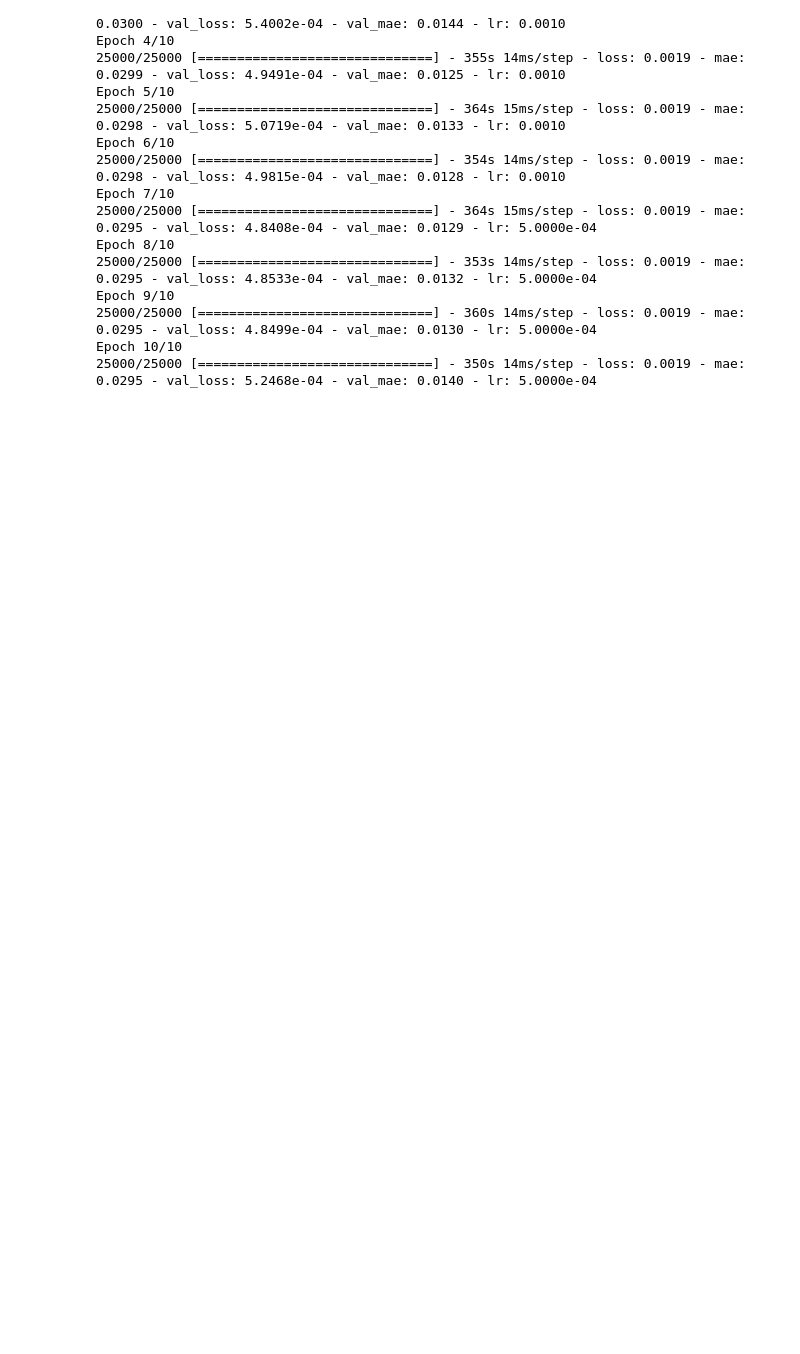
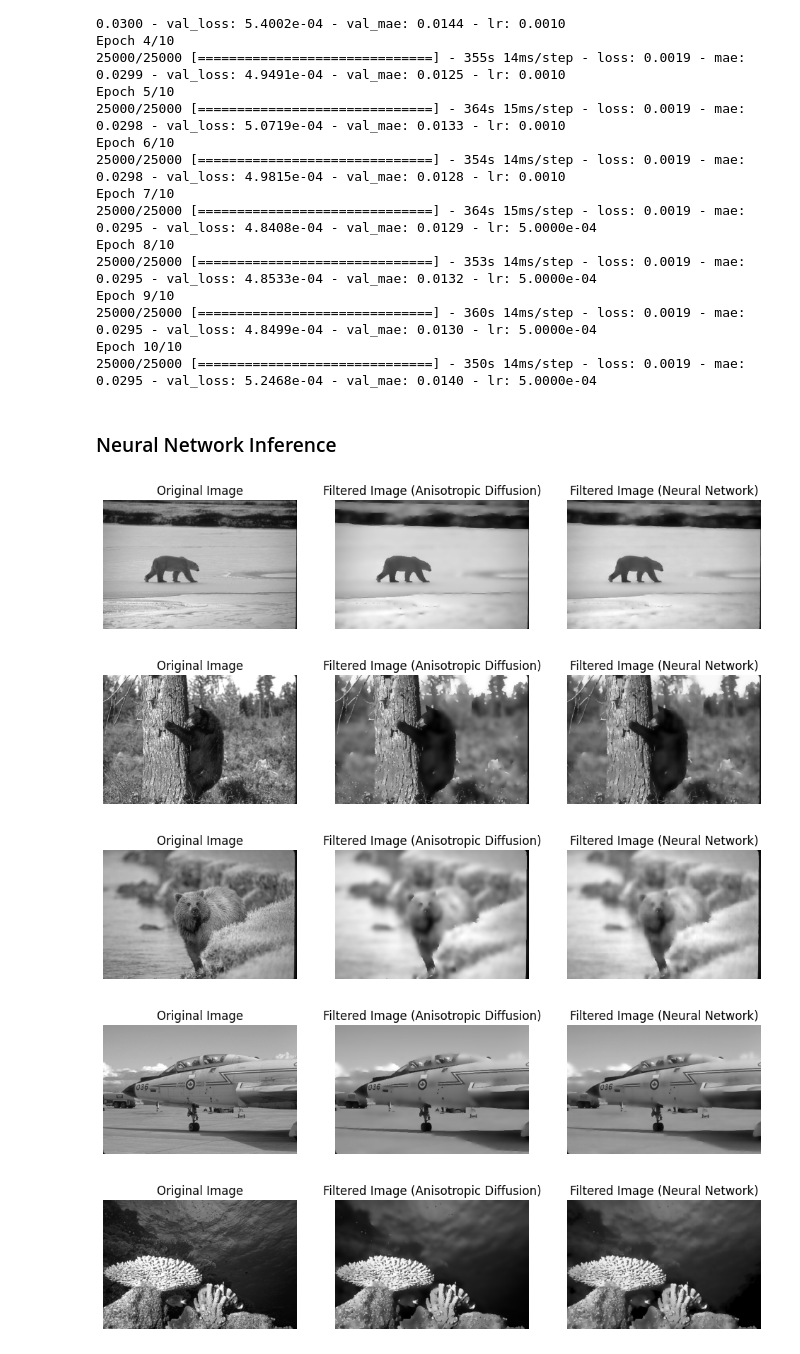
Before and after one commit to TheKiesling/anisotropic-filtering-nn, a Jupyter notebook: anisotropic-filtering-nn.ipynb, the cells around one changed output. Cells and saved outputs as stored; diff of their text form; code cells hidden in the pictures; blank space fills up the shorter version.

```diff
--- a/anisotropic-filtering-nn.ipynb
+++ b/anisotropic-filtering-nn.ipynb
@@ -215,3 +216,7 @@ Epoch 10/10
 25000/25000 [==============================] - 350s 14ms/step - loss: 0.0019 - mae: 0.0295 - val_loss: 5.2468e-04 - val_mae: 0.0140 - lr: 5.0000e-04
 # %%
 model.save('models/anisotropic_diffusion_unet.h5')
+# %%
+model = load_model('models/anisotropic_diffusion_unet.h5')
+# %% [markdown]
+### Neural Network Inference
@@ -217,0 +256,28 @@ model.save('models/anisotropic_diffusion_unet.h5')
+# %%
+images = original_images[0:5]
+for image in images:
+    image_path = os.path.join(original_images_path, image)
+    image = cv.imread(image_path, cv.IMREAD_GRAYSCALE)
+    image_filtered_function = apply_anisotropic_diffusion(image, niter=50, kappa=20, gamma=0.2, step=(1., 1.), option=1, ploton=False)
+    image_filtered_nn = apply_filter(image, stride=16, batch_size=256)
+
+    plt.figure(figsize=(12, 6))
+    plt.subplot(1, 3, 1)
+    plt.title('Original Image')
+    plt.imshow(image, cmap='gray')
+    plt.axis('off')
+    plt.subplot(1, 3, 2)
+    plt.title('Filtered Image (Anisotropic Diffusion)')
+    plt.imshow(image_filtered_function, cmap='gray')
+    plt.axis('off')
+    plt.subplot(1, 3, 3)
+    plt.title('Filtered Image (Neural Network)')
+    plt.imshow(image_filtered_nn, cmap='gray')
+    plt.axis('off')
+    plt.show()
+# %% [output]
+[figure, added]
+[figure, added]
+[figure, added]
+[figure, added]
+[figure, added]
```
Also changed, not shown: parts of 2 cells of this notebook.
